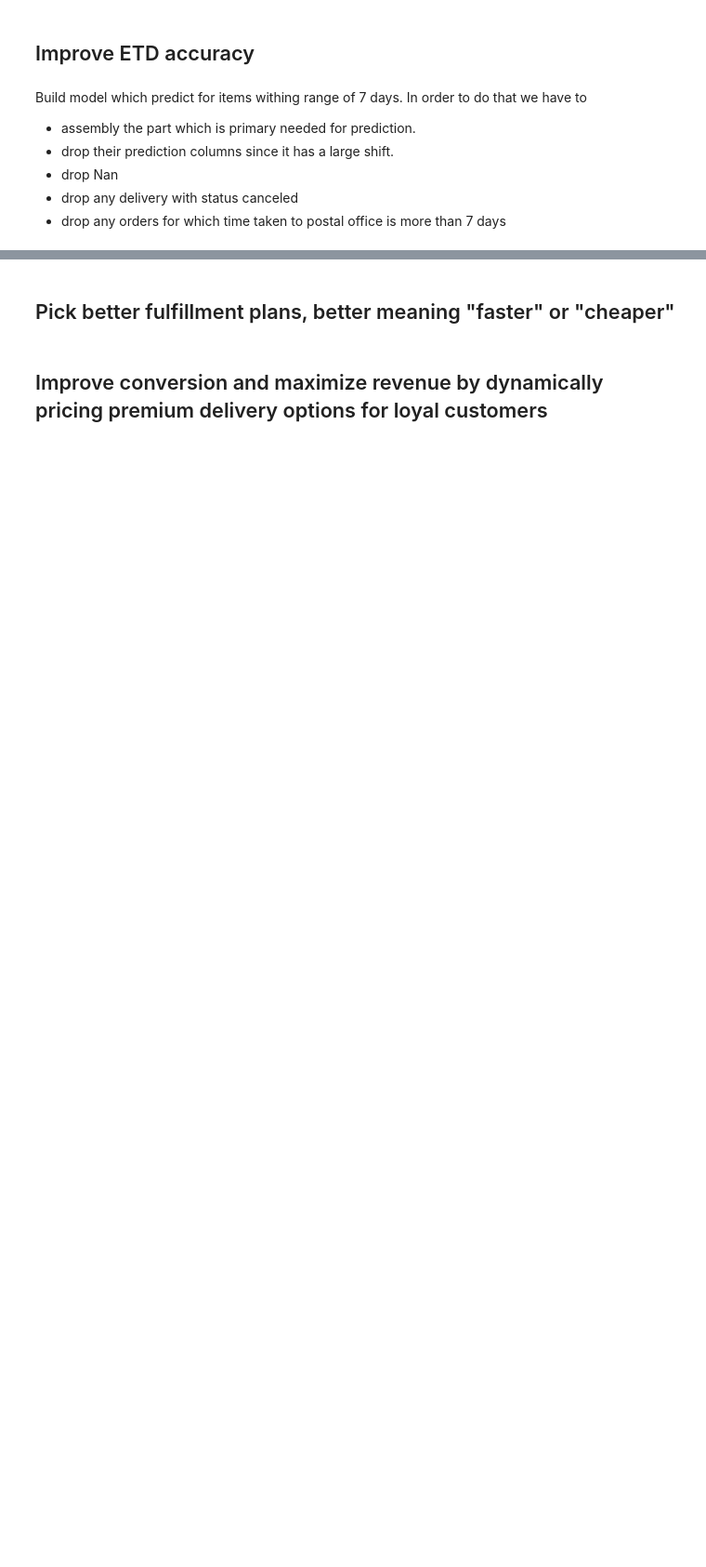
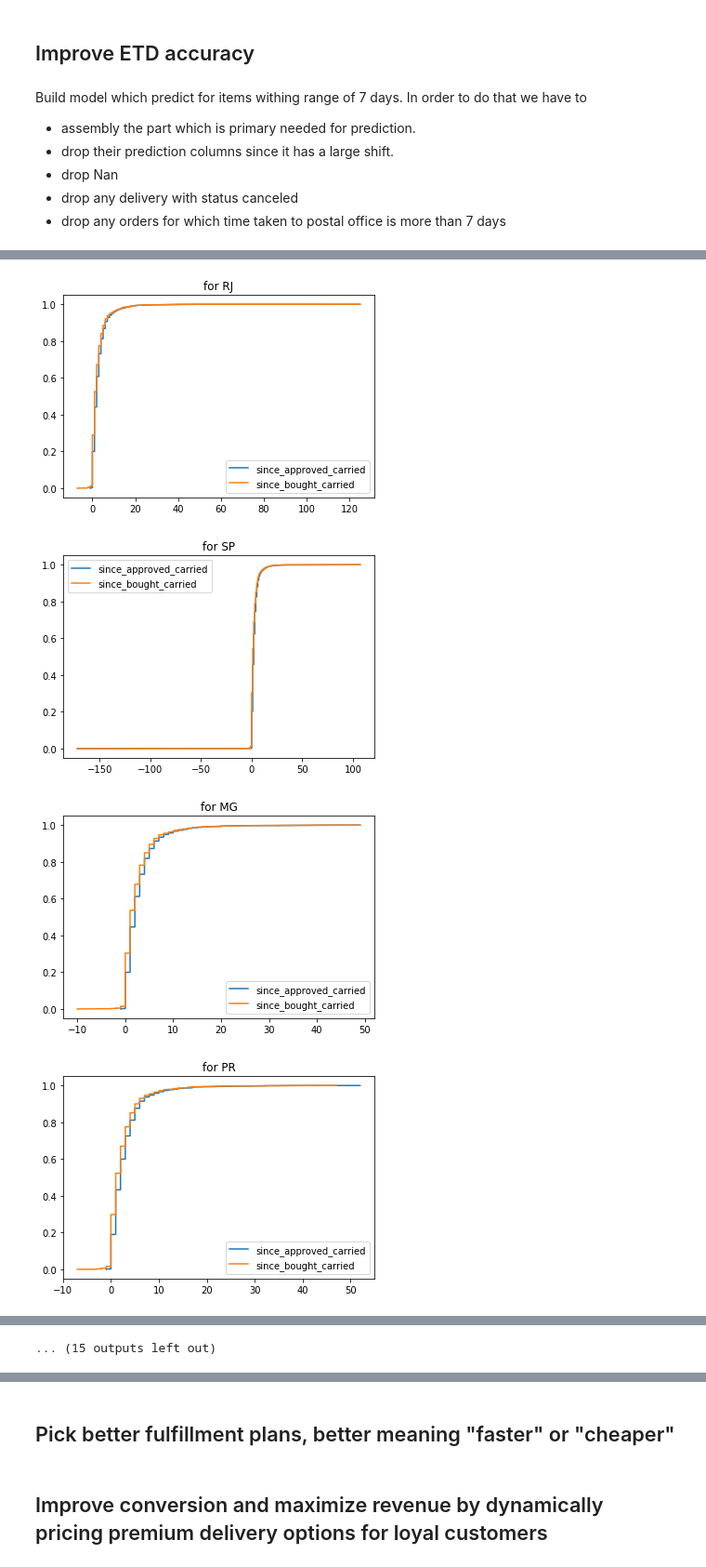
Before and after one commit to YurieCo/ETD_project, a Jupyter notebook: Investigation.ipynb, the cells around one changed output, grey strips where cells are left out. Shown: that part at 93% size. Cells and saved outputs as stored; diff of their text form; code cells hidden in the pictures; blank space fills up the shorter version.

```diff
--- a/Investigation.ipynb
+++ b/Investigation.ipynb
@@ -74,5 +74,3 @@ clean_data['shipping_limit_date'] = pd.to_datetime(clean_data.shipping_limit_dat
 clean_data['order_approved_at'] = pd.to_datetime(clean_data.order_approved_at)
 clean_data['order_delivered_carrier_date'] = pd.to_datetime(clean_data.order_delivered_carrier_date)
 clean_data['order_delivered_customer_date'] = pd.to_datetime(clean_data.order_delivered_customer_date)
-# %%
-clean_data['it_took'] = clean_data.order_approved_at - clean_data.order_purchase_timestamp
@@ -157,4 +76,0 @@ The aim of this EDA is to study the shape of data
-# %%
-clean_data['delta_ord_arrive_time'] = (clean_data.order_delivered_customer_date - clean_data.order_purchase_timestamp) - pd.to_timedelta('7 day')
-clean_data['delta_est_ord_arrive_time'] = (clean_data.order_estimated_delivery_date - clean_data.order_approved_at) - pd.to_timedelta('7 day')
-clean_data['delta_true_time_est_time'] = (clean_data.order_delivered_carrier_date - clean_data.order_estimated_delivery_date) pd.to_timedelta('7 day')
@@ -187,0 +85,40 @@ how does the day of the week are affecting the result
+# %%
+week_perious = clean_data.order_delivered_carrier_date - clean_data.order_approved_at < pd.to_timedelta("8 day")
+clean_data['since_approved_carried'] = (clean_data.order_delivered_carrier_date - clean_data.order_approved_at).dt.days
+clean_data['since_bought_carried'] = (clean_data.order_delivered_carrier_date - clean_data.order_purchase_timestamp).dt.days
+
+clean_data['since_approved_customer'] = (clean_data.order_delivered_customer_date - clean_data.order_approved_at).dt.days
+clean_data['since_bought_customer'] = (clean_data.order_delivered_customer_date - clean_data.order_purchase_timestamp).dt.days
+# %%
+states = clean_data.customer_state.unique().tolist()
+figures = []
+
+def plot_ecdf(df):
+    since_approved_carried = df.since_approved_carried.tolist()
+    since_bought_carried = df.since_bought_carried.tolist()
+    since_approved_customer = df.since_approved_customer.tolist()
+    since_bought_customer = df.since_bought_customer.tolist()
+
+    x_est_ETD, y_est_ETD = ecdf(since_approved_carried)
+    x_ETD, y_ETD = ecdf(since_bought_carried)
+#     x_appc, y_appc = ecdf(since_approved_customer)
+#     x_bh, y_bh = ecdf(since_bought_customer)
+
+    _ = plt.plot(x_ETD, y_ETD)
+    _ = plt.plot(x_est_ETD, y_est_ETD)
+#     _ = plt.plot(x_appc, y_appc)
+#     _ = plt.plot(x_bh, y_bh)
+    _ = plt.title('for {}'.format(df.customer_state.tolist()[-1]))
+    _ = plt.legend(['since_approved_carried', 'since_bought_carried'])
+
+    _ = plt.show()
+
+
+
+for s in states:
+    plot_ecdf(clean_data[clean_data.customer_state == s])
+# %% [output]
+[figure, added]
+[figure, added]
+[figure, added]
+[figure, added]
@@ -187,0 +133 @@ how does the day of the week are affecting the result
+... (15 outputs left out)
```
Also changed, not shown: parts of 15 cells of this notebook.
